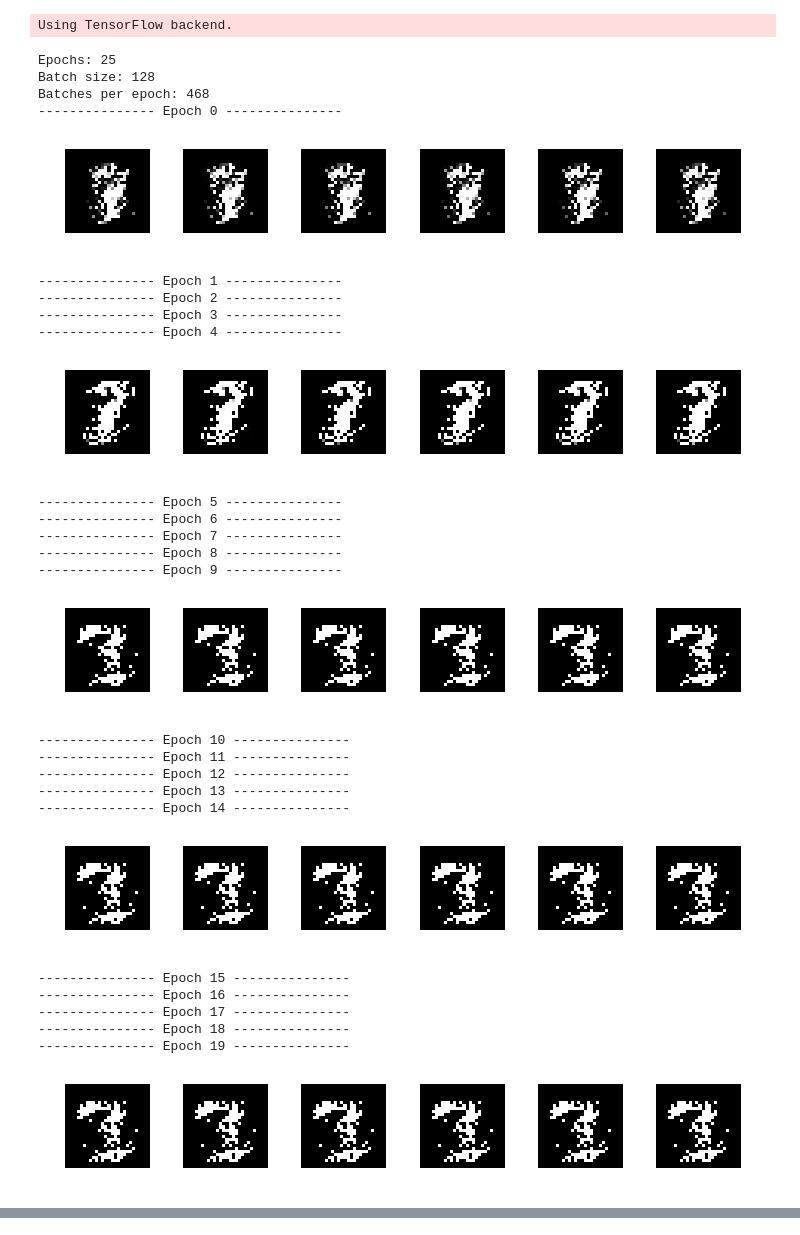
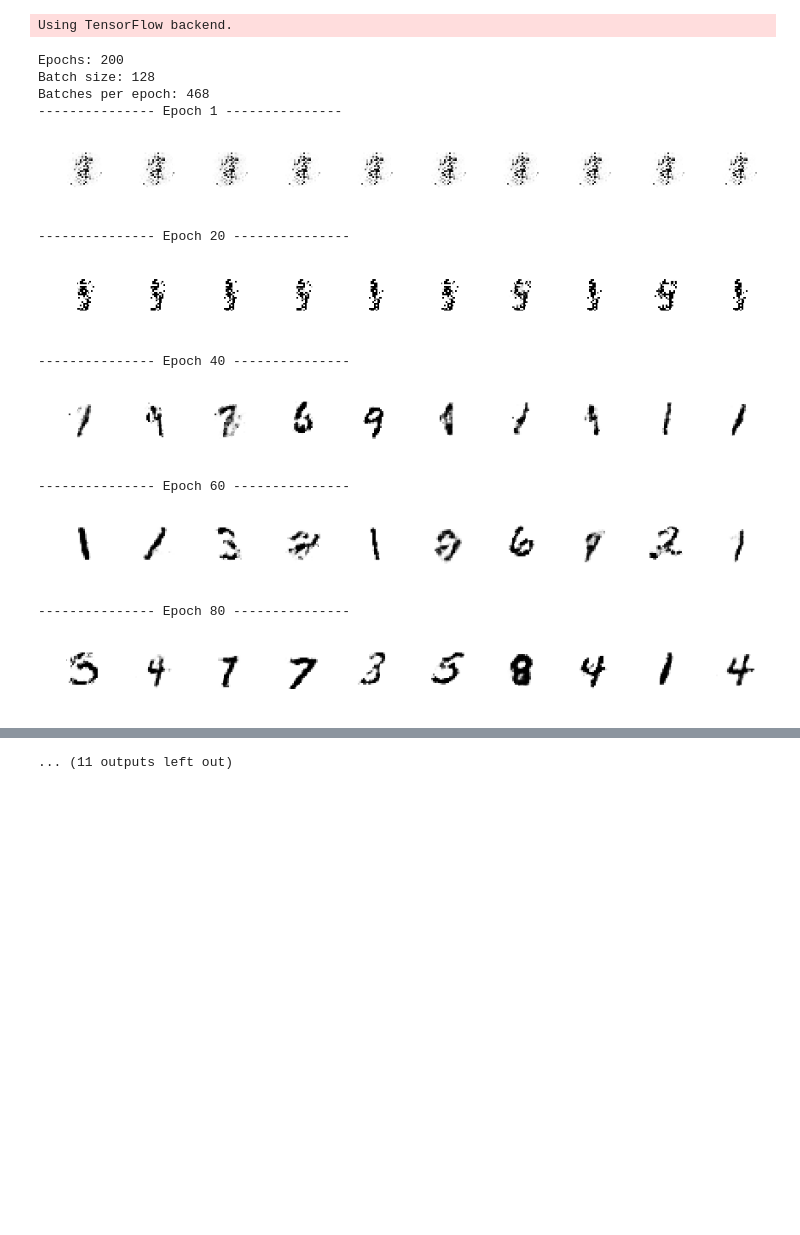
Before and after one commit to kroosen/GAN-in-keras-on-mnist, a Jupyter notebook: GAN-keras-mnist.ipynb, the cells around one changed output, grey strips where cells are left out. Drawn from its saved outputs; the diff is of its cells as text; code cells hidden in the pictures; blank space fills up the shorter version.

Commit message:
Fix training issues

```diff
--- a/GAN-keras-mnist.ipynb
+++ b/GAN-keras-mnist.ipynb
@@ -86,26 +60,28 @@ def plot_loss(losses):
     """
     d_loss = [v[0] for v in losses["D"]]
     g_loss = [v[0] for v in losses["G"]]
-    d_acc = [v[1] for v in losses["D"]]
-    g_acc = [v[1] for v in losses["G"]]
+    #d_acc = [v[1] for v in losses["D"]]
+    #g_acc = [v[1] for v in losses["G"]]
 
     plt.figure(figsize=(10,8))
     plt.plot(d_loss, label="Discriminator loss")
     plt.plot(g_loss, label="Generator loss")
-    plt.plot(d_acc, label="Discriminator accuracy")
-    plt.plot(g_acc, label="Generator accuracy")
+    #plt.plot(d_acc, label="Discriminator accuracy")
+    #plt.plot(g_acc, label="Generator accuracy")
+    plt.xlabel('Epochs')
+    plt.ylabel('Loss')
     plt.legend()
     plt.show()
 
-def plot_generated(n_ex=6, dim=(1, 6), figsize=(10, 7)):
-    noise = np.random.uniform(0, 1, size=(n_ex, z_dim))
+def plot_generated(n_ex=10, dim=(1, 10), figsize=(12, 2)):
+    noise = np.random.normal(0, 1, size=(n_ex, z_dim))
     generated_images = g.predict(noise)
     generated_images = generated_images.reshape(n_ex, 28, 28)
 
     plt.figure(figsize=figsize)
     for i in range(generated_images.shape[0]):
         plt.subplot(dim[0], dim[1], i+1)
-        plt.imshow(generated_images[i], interpolation='nearest', cmap='gray')
+        plt.imshow(generated_images[i], interpolation='nearest', cmap='gray_r')
         plt.axis('off')
     plt.tight_layout()
     plt.show()
@@ -119,9 +95,10 @@ def train(epochs=1, plt_frq=1, BATCH_SIZE=128):
     print('Batch size:', BATCH_SIZE)
     print('Batches per epoch:', batchCount)
 
-    for e in tqdm_notebook(range(epochs)):
-        print('-'*15, 'Epoch %d' % e, '-'*15)
-        for _ in tqdm_notebook(range(batchCount), leave=False):
+    for e in tqdm_notebook(range(1, epochs+1)):
+        if e == 1 or e%plt_frq == 0:
+            print('-'*15, 'Epoch %d' % e, '-'*15)
+        for _ in range(batchCount):  # tqdm_notebook(range(batchCount), leave=False):
             # Create a batch by drawing random index numbers from the training set
             image_batch = X_train[np.random.randint(0, X_train.shape[0], size=BATCH_SIZE)]
             # Create noise vectors for the generator
@@ -131,17 +108,17 @@ def train(epochs=1, plt_frq=1, BATCH_SIZE=128):
             generated_images = g.predict(noise)
             X = np.concatenate((image_batch, generated_images))
             # Create labels
-            y = np.zeros(2 * BATCH_SIZE)
+            y = np.zeros(2*BATCH_SIZE)
             y[:BATCH_SIZE] = 0.9  # One-sided label smoothing
 
             # Train discriminator on generated images
-            make_trainable(d, True)
+            d.trainable = True
             d_loss = d.train_on_batch(X, y)
 
             # Train generator
             noise = np.random.normal(0, 1, size=(BATCH_SIZE, z_dim))
             y2 = np.ones(BATCH_SIZE)
-            make_trainable(d, False)
+            d.trainable = False
             g_loss = gan.train_on_batch(noise, y2)
 
         # Only store losses from final batch of epoch
@@ -149,37 +126,22 @@ def train(epochs=1, plt_frq=1, BATCH_SIZE=128):
         losses["G"].append(g_loss)
 
         # Update the plots
-        if e == 0 or e%plt_frq == plt_frq - 1:
+        if e == 1 or e%plt_frq == 0:
             plot_generated()
     plot_loss(losses)
 # %%
-train(epochs=25, plt_frq=5, BATCH_SIZE=128)
+train(epochs=200, plt_frq=20, BATCH_SIZE=128)
 # %% [output]
-Epochs: 25
+Epochs: 200
 Batch size: 128
 Batches per epoch: 468
---------------- Epoch 0 ---------------
+--------------- Epoch 1 ---------------
-[figure, old version]
+[figure, new version]
---------------- Epoch 1 ---------------
---------------- Epoch 2 ---------------
---------------- Epoch 3 ---------------
---------------- Epoch 4 ---------------
+--------------- Epoch 20 ---------------
-[figure, old version]
+[figure, new version]
---------------- Epoch 5 ---------------
---------------- Epoch 6 ---------------
---------------- Epoch 7 ---------------
---------------- Epoch 8 ---------------
---------------- Epoch 9 ---------------
+--------------- Epoch 40 ---------------
-[figure, old version]
+[figure, new version]
---------------- Epoch 10 ---------------
---------------- Epoch 11 ---------------
---------------- Epoch 12 ---------------
---------------- Epoch 13 ---------------
---------------- Epoch 14 ---------------
+--------------- Epoch 60 ---------------
-[figure, old version]
+[figure, new version]
---------------- Epoch 15 ---------------
---------------- Epoch 16 ---------------
---------------- Epoch 17 ---------------
---------------- Epoch 18 ---------------
---------------- Epoch 19 ---------------
+--------------- Epoch 80 ---------------
-[figure, old version]
+[figure, new version]
@@ -192,0 +150 @@ Batches per epoch: 468
+... (11 outputs left out)
```
Also changed, not shown: parts of 4 cells of this notebook, 35 other files.
